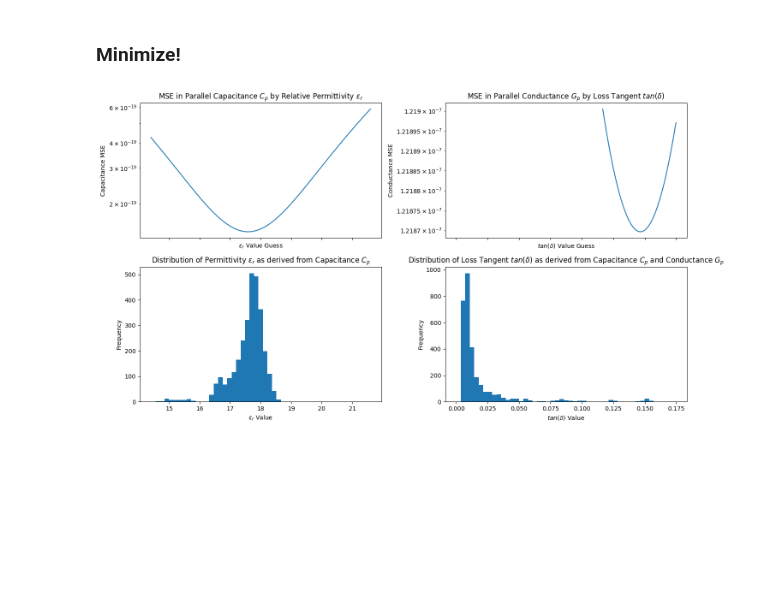
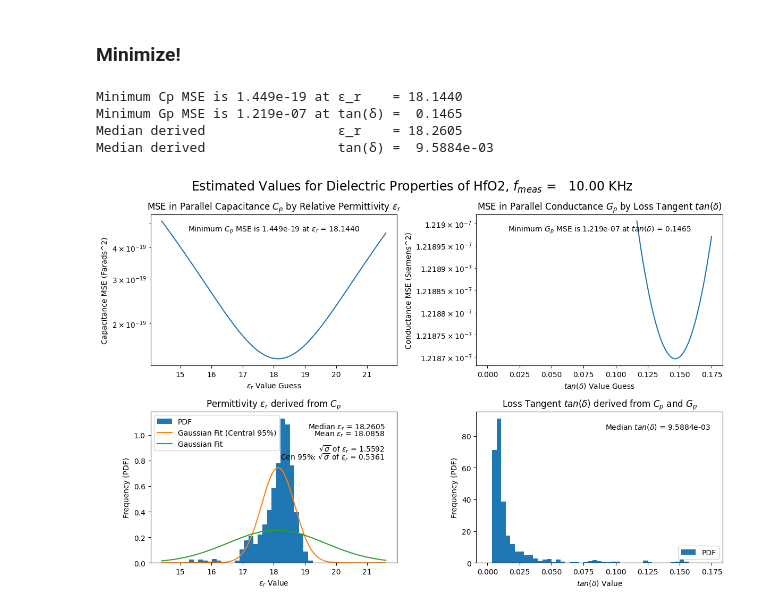
Before and after one commit to KevTheKoiFishy/SPC-MIM, a Jupyter notebook: CV_PROBE/Analysis/Eps_r_Estimate.ipynb, the cells around one changed output. Saved outputs shown, nothing was run; the diff lists cells and outputs as text; code cells hidden in the pictures; blank space fills up the shorter version.

Commit message:
🛎️ Update Thickness, Gaussian fit for derived eps_r.

```diff
--- a/CV_PROBE/Analysis/Eps_r_Estimate.ipynb
+++ b/CV_PROBE/Analysis/Eps_r_Estimate.ipynb
@@ -105,3 +107,18 @@ Gp_mse_by_losst = [calc_mse_losst(Cp_by_Measurement, Gp_by_Measurement, lt)[0]
 # %%
 Eps_r_derived = Cp_by_Measurement.iloc[:,6:].values * S * (1/(EPS_0)) * (1/np.pi) * (0.5 * 1e-6 * Cp_by_Measurement.loc[:,"cap_diam"].values.reshape(-1, 1))**-2
 Losst_derived = Gp_by_Measurement.iloc[:,6:].values / Cp_by_Measurement.iloc[:,6:].values * (1 / MEAS_FREQ_ANG)
+# %%
+Cp_mse_min_i    = np.argmin(Cp_mse_by_eps_r)
+Gp_mse_min_i    = np.argmin(Gp_mse_by_losst)
+print(f"Minimum Cp MSE is {Cp_mse_by_eps_r[Cp_mse_min_i]:.3e} at ε_r    = {eps_r_try[Cp_mse_min_i]:.4f}")
+print(f"Minimum Gp MSE is {Gp_mse_by_losst[Gp_mse_min_i]:.3e} at tan(δ) =  {losst_try[Gp_mse_min_i]:.4f}")
+
+Eps_r_derived_med = np.median(Eps_r_derived)
+Losst_derived_med = np.median(Losst_derived)
+print(f"Median derived                 ε_r    = {Eps_r_derived_med:.4f}")
+print(f"Median derived                 tan(δ) =  {Losst_derived_med:.4e}")
+# %% [output]
+Minimum Cp MSE is 1.449e-19 at ε_r    = 18.1440
+Minimum Gp MSE is 1.219e-07 at tan(δ) =  0.1465
+Median derived                 ε_r    = 18.2605
+Median derived                 tan(δ) =  9.5884e-03
@@ -108,29 +149,74 @@ Losst_derived = Gp_by_Measurement.iloc[:,6:].values / Cp_by_Measurement.iloc[:,6
 # %%
-fig, ax = plt.subplots(2, 2, figsize=(14, 8), sharex="col")
+fig, ax = plt.subplots(2, 2, figsize=(12, 8), sharex="col")
+
+plt.suptitle(f"Estimated Values for Dielectric Properties of {DIELECTRIC}, {"$f_{meas}$"} ={format_suffix(MEASUREMENT_FREQ)}Hz", size=17)
 
 ax[0, 0].set_title("MSE in Parallel Capacitance $C_{p}$ by Relative Permittivity $\\epsilon_{r}$")
+ax[0, 0].tick_params(labelbottom=True)
 ax[0, 0].set_xlabel("$\\epsilon_{r}$ Value Guess")
-ax[0, 0].set_ylabel("Capacitance MSE")
+ax[0, 0].set_ylabel("Capacitance MSE (Farads^2)")
 ax[0, 0].set_yscale("log")
 ax[0, 0].plot(eps_r_try, Cp_mse_by_eps_r)
+ax[0, 0].text(
+    0.5, 0.9,
+    f"Minimum {"$C_p$"} MSE is {Cp_mse_by_eps_r[Cp_mse_min_i]:.3e} at {"$\\epsilon_{r}$"} = {eps_r_try[Cp_mse_min_i]:.4f}",
+    horizontalalignment='center', verticalalignment='center', transform = ax[0, 0].transAxes
+)
 
 ax[0, 1].set_title("MSE in Parallel Conductance $G_{p}$ by Loss Tangent $tan(\\delta)$")
+ax[0, 1].tick_params(labelbottom=True)
 ax[0, 1].set_xlabel("$tan(\\delta)$ Value Guess")
-ax[0, 1].set_ylabel("Conductance MSE")
+ax[0, 1].set_ylabel("Conductance MSE (Siemens^2)")
 ax[0, 1].set_yscale("log")
 ax[0, 1].plot(losst_try, Gp_mse_by_losst)
+ax[0, 1].text(
+    0.5, 0.9,
+    f"Minimum {"$G_p$"} MSE is {Gp_mse_by_losst[Gp_mse_min_i]:.3e} at {"$tan(\\delta)$"} = {losst_try[Gp_mse_min_i]:.4f}",
+    horizontalalignment='center', verticalalignment='center', transform = ax[0, 1].transAxes
+)
 
-ax[1, 0].set_title("Distribution of Permittivity $\\epsilon_{r}$ as derived from Capacitance $C_{p}$")
-ax[1, 0].set_ylabel("Frequency")
+ax[1, 0].set_title("Permittivity $\\epsilon_{r}$ derived from $C_{p}$")
+ax[1, 0].set_ylabel("Frequency (PDF)")
 ax[1, 0].set_xlabel("$\\epsilon_{r}$ Value")
-ax[1, 0].hist(Eps_r_derived.flatten().tolist(), bins=ER_SCAN_CENTER * (1 + np.linspace(-ER_SCAN_RANGE, ER_SCAN_RANGE, ER_SCAN_POINTS // 10)))
+ax[1, 0].hist(Eps_r_derived.flatten().tolist(), density=True, bins=ER_SCAN_CENTER * (1 + np.linspace(-ER_SCAN_RANGE, ER_SCAN_RANGE, ER_SCAN_POINTS // 10)), label="PDF")
+ax[1, 0].plot(Eps_plot_range, Eps_plot_gaussian_cen95, label="Gaussian Fit (Central 95%)")
+ax[1, 0].plot(Eps_plot_range, Eps_plot_gaussian, label="Gaussian Fit")
+ax[1, 0].text(
+    0.95, 0.9,
+    f"Median {"$\\epsilon_{r}$"} = {Eps_r_derived_med:.4f}",
+    horizontalalignment='right', verticalalignment='center', transform = ax[1, 0].transAxes
+)
+ax[1, 0].text(
+    0.95, 0.85,
+    f"Mean {"$\\epsilon_{r}$"} = {Eps_r_derived_mean:.4f}",
+    horizontalalignment='right', verticalalignment='center', transform = ax[1, 0].transAxes
+)
+ax[1, 0].text(
+    0.95, 0.75,
+    f"{"$\\sqrt{\\sigma}$"} of {"$\\epsilon_{r}$"} = {Eps_r_derived_sd:.4f}",
+    horizontalalignment='right', verticalalignment='center', transform = ax[1, 0].transAxes
+)
+ax[1, 0].text(
+    0.95, 0.70,
+    f"{"Cen 95%: $\\sqrt{\\sigma}$"} of {"$\\epsilon_{r}$"} = {Eps_r_derived_sd_cen95:.4f}",
+    horizontalalignment='right', verticalalignment='center', transform = ax[1, 0].transAxes
+)
+ax[1, 0].legend(loc="upper left")
 
-ax[1, 1].set_title("Distribution of Loss Tangent $tan(\\delta)$ as derived from Capacitance $C_{p}$ and Conductance $G_{p}$")
-ax[1, 1].set_ylabel("Frequency")
+ax[1, 1].set_title("Loss Tangent $tan(\\delta)$ derived from $C_{p}$ and $G_{p}$")
+ax[1, 1].set_ylabel("Frequency (PDF)")
 ax[1, 1].set_xlabel("$tan(\\delta)$ Value")
-ax[1, 1].hist(Losst_derived.flatten().tolist(), bins=np.linspace(0, LT_SCAN_CENTER * (1+LT_SCAN_RANGE), LT_SCAN_POINTS // 10))
+ax[1, 1].hist(Losst_derived.flatten().tolist(), density=True, bins=np.linspace(0, LT_SCAN_CENTER * (1+LT_SCAN_RANGE), LT_SCAN_POINTS // 10), label="PDF")
+# ax[1, 1].plot(Losst_plot_range, Losst_plot_poisson_bot95, label="Poisson Fit (Bottom 95%)")
+# ax[1, 1].plot(Losst_plot_range, Losst_plot_range, label="Poisson Fit")
+ax[1, 1].text(
+    0.95, 0.9,
+    f"Median {"$tan(\\delta)$"} = {Losst_derived_med:.4e}",
+    horizontalalignment='right', verticalalignment='center', transform = ax[1, 1].transAxes
+)
+ax[1, 1].legend(loc="lower right")
 
 plt.tight_layout()
 plt.savefig("../Figures/ESTIMATED_EPS-R_AND_LOSS-TAN.svg")
 # %% [output]
-[figure, old version]
+[figure, new version]
```
Also changed, not shown: parts of 3 cells of this notebook, 7 other files.
